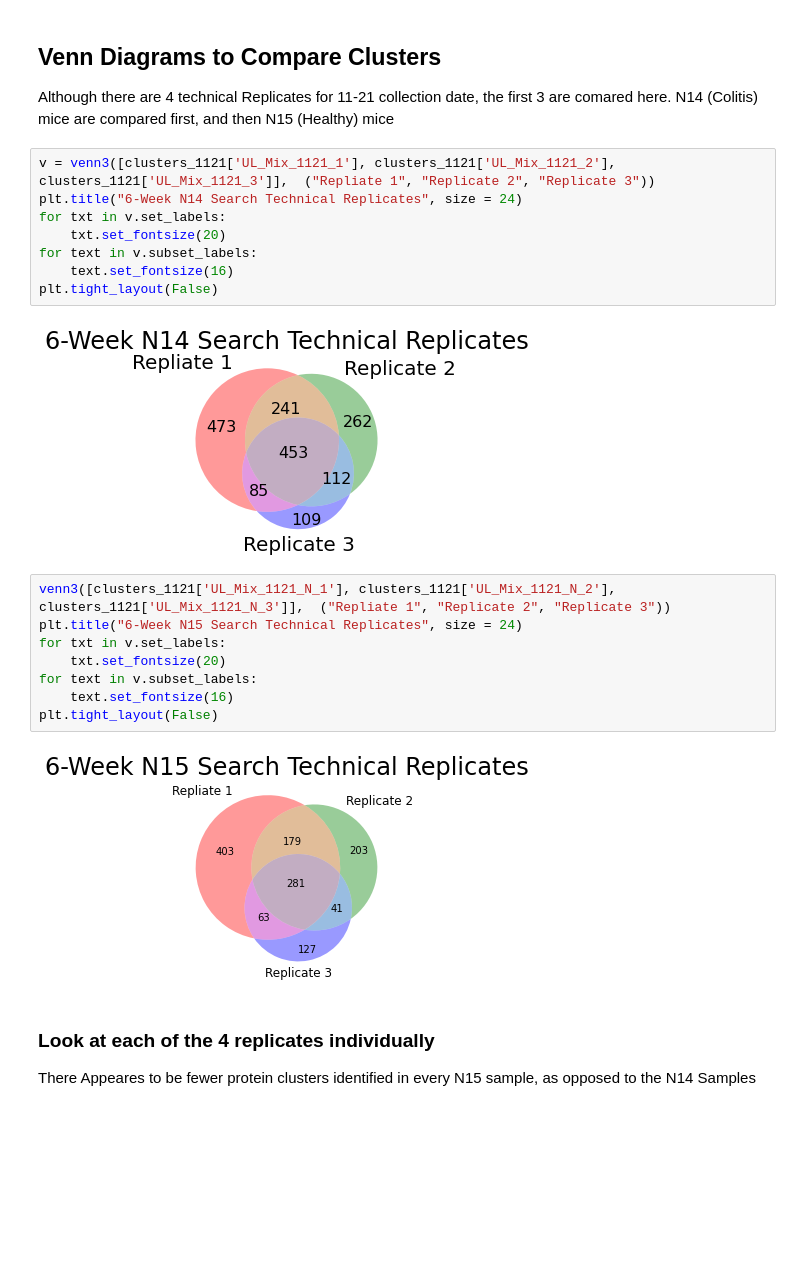
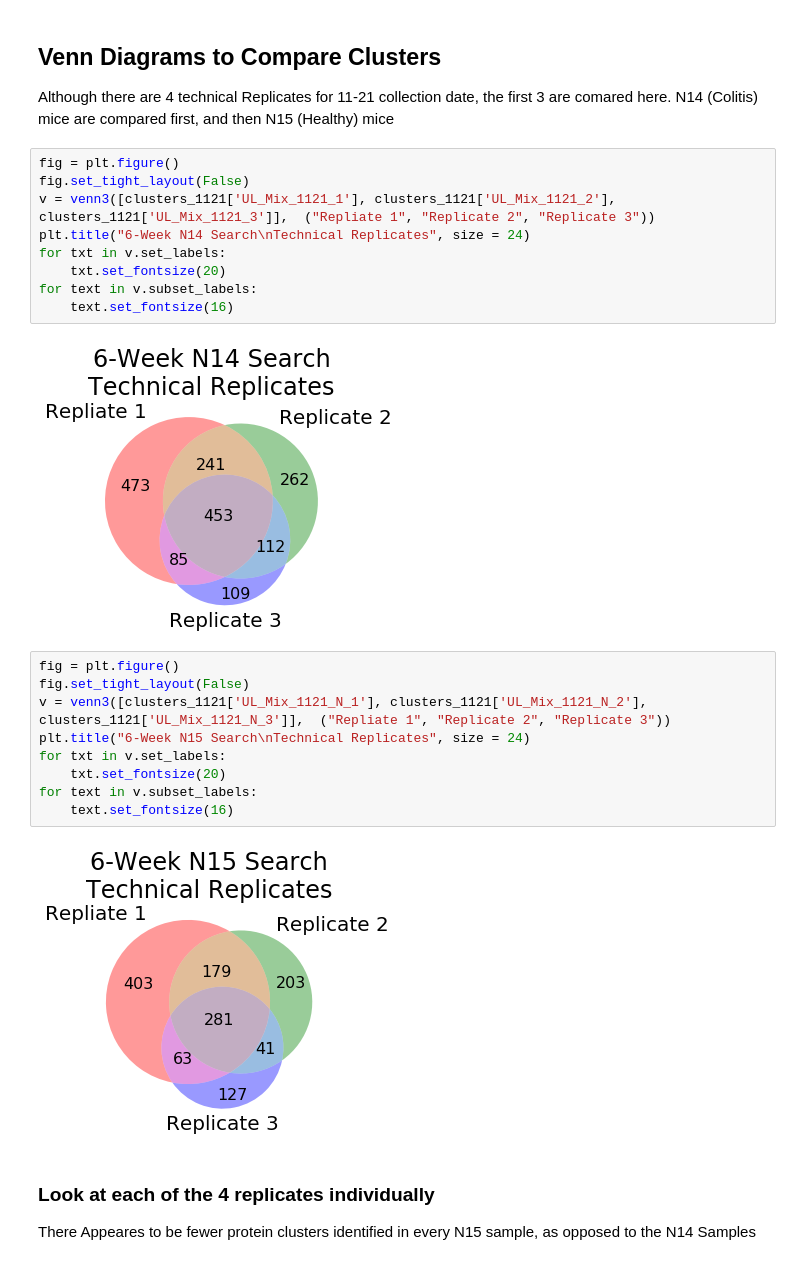
Before and after one commit to mmayers12/n15_mice, a Jupyter notebook: ipynbs/Cluster-Analysis.ipynb, the cells around one changed output. Cells and saved outputs as stored; diff of their text form; blank space fills up the shorter version.

Commit message:
Fixed plot error and unfinished plots

```diff
--- a/ipynbs/Cluster-Analysis.ipynb
+++ b/ipynbs/Cluster-Analysis.ipynb
@@ -59,25 +59,27 @@ for s in samp_1121:
 
 Although there are 4 technical Replicates for 11-21 collection date, the first 3 are comared here.  N14 (Colitis) mice are compared first, and then N15 (Healthy) mice
 # %%
+fig = plt.figure()
+fig.set_tight_layout(False)
 v = venn3([clusters_1121['UL_Mix_1121_1'], clusters_1121['UL_Mix_1121_2'], clusters_1121['UL_Mix_1121_3']],  ("Repliate 1", "Replicate 2", "Replicate 3"))
-plt.title("6-Week N14 Search Technical Replicates", size = 24)
+plt.title("6-Week N14 Search\nTechnical Replicates", size = 24)
 for txt in v.set_labels:
     txt.set_fontsize(20)
 for text in v.subset_labels:
     text.set_fontsize(16)
-plt.tight_layout(False)
 # %% [output]
-[figure, old version]
+[figure, new version]
 # %%
-venn3([clusters_1121['UL_Mix_1121_N_1'], clusters_1121['UL_Mix_1121_N_2'], clusters_1121['UL_Mix_1121_N_3']],  ("Repliate 1", "Replicate 2", "Replicate 3"))
-plt.title("6-Week N15 Search Technical Replicates", size = 24)
+fig = plt.figure()
+fig.set_tight_layout(False)
+v = venn3([clusters_1121['UL_Mix_1121_N_1'], clusters_1121['UL_Mix_1121_N_2'], clusters_1121['UL_Mix_1121_N_3']],  ("Repliate 1", "Replicate 2", "Replicate 3"))
+plt.title("6-Week N15 Search\nTechnical Replicates", size = 24)
 for txt in v.set_labels:
     txt.set_fontsize(20)
 for text in v.subset_labels:
     text.set_fontsize(16)
-plt.tight_layout(False)
 # %% [output]
-[figure, old version]
+[figure, new version]
 # %% [markdown]
 ### Look at each of the 4 replicates individually
 
```
Also changed, not shown: parts of 12 cells of this notebook.
